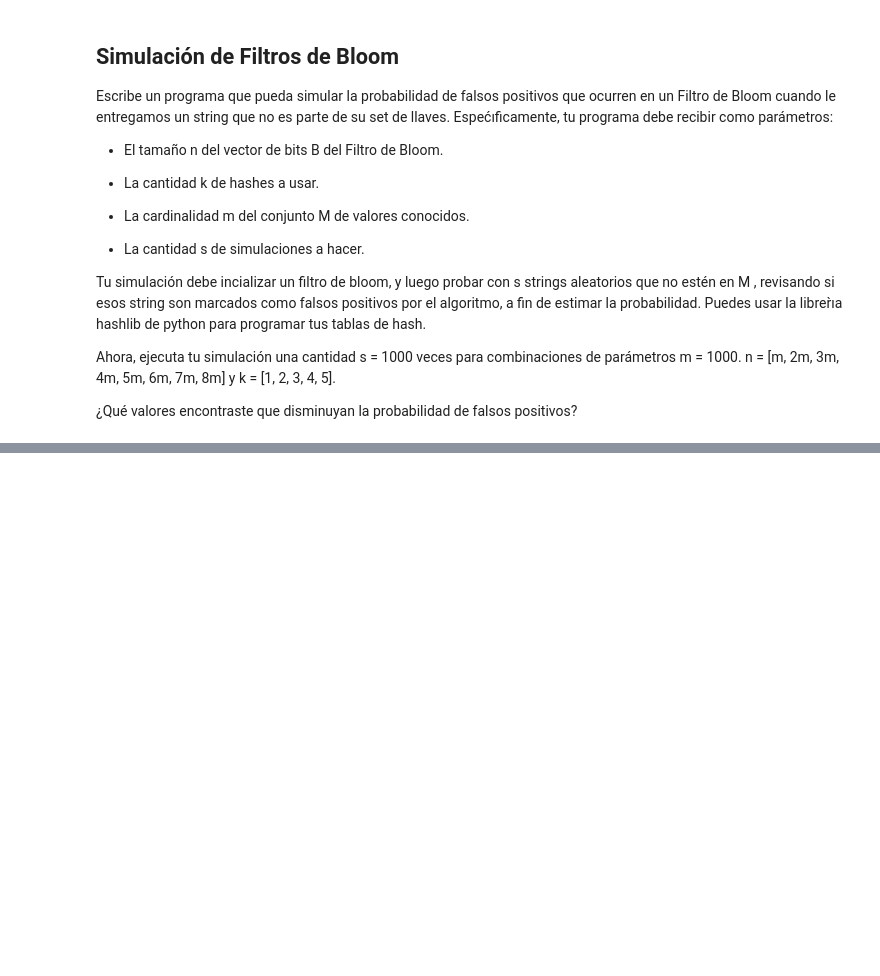
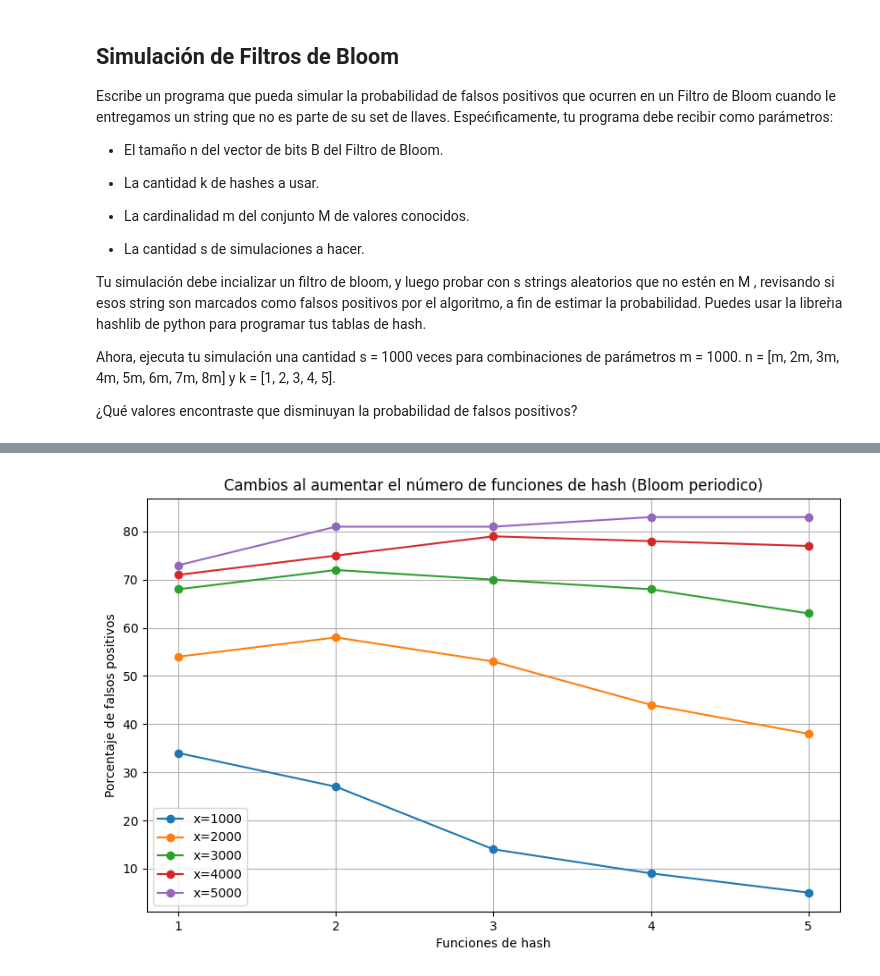
Before and after one commit to Fernanda-Bley/IIC2440, a Jupyter notebook: Actividad2/desarrollo-actividad-2.ipynb, the cells around one changed output, grey strips where cells are left out. Drawn from its saved outputs; the diff is of its cells as text; code cells hidden in the pictures; blank space fills up the shorter version.

```diff
--- a/Actividad2/desarrollo-actividad-2.ipynb
+++ b/Actividad2/desarrollo-actividad-2.ipynb
@@ -166,0 +289,13 @@ probabilidad de falso positivo en este caso con tu respuesta de la parte 1.
+# %%
+plt.figure(figsize=(10, 6))
+for x in x_values_temp:
+    plt.plot(y_values_temp, results_temp[x_values.index(x)], marker='o', label=f'x={x}')
+plt.title('Cambios al aumentar el número de funciones de hash (Bloom periodico)')
+plt.xlabel('Funciones de hash')
+plt.ylabel('Porcentaje de falsos positivos')
+plt.xticks(y_values)
+plt.legend()
+plt.grid()
+plt.show()
+# %% [output]
+[figure, added]
```
Also changed, not shown: parts of 13 cells of this notebook.
